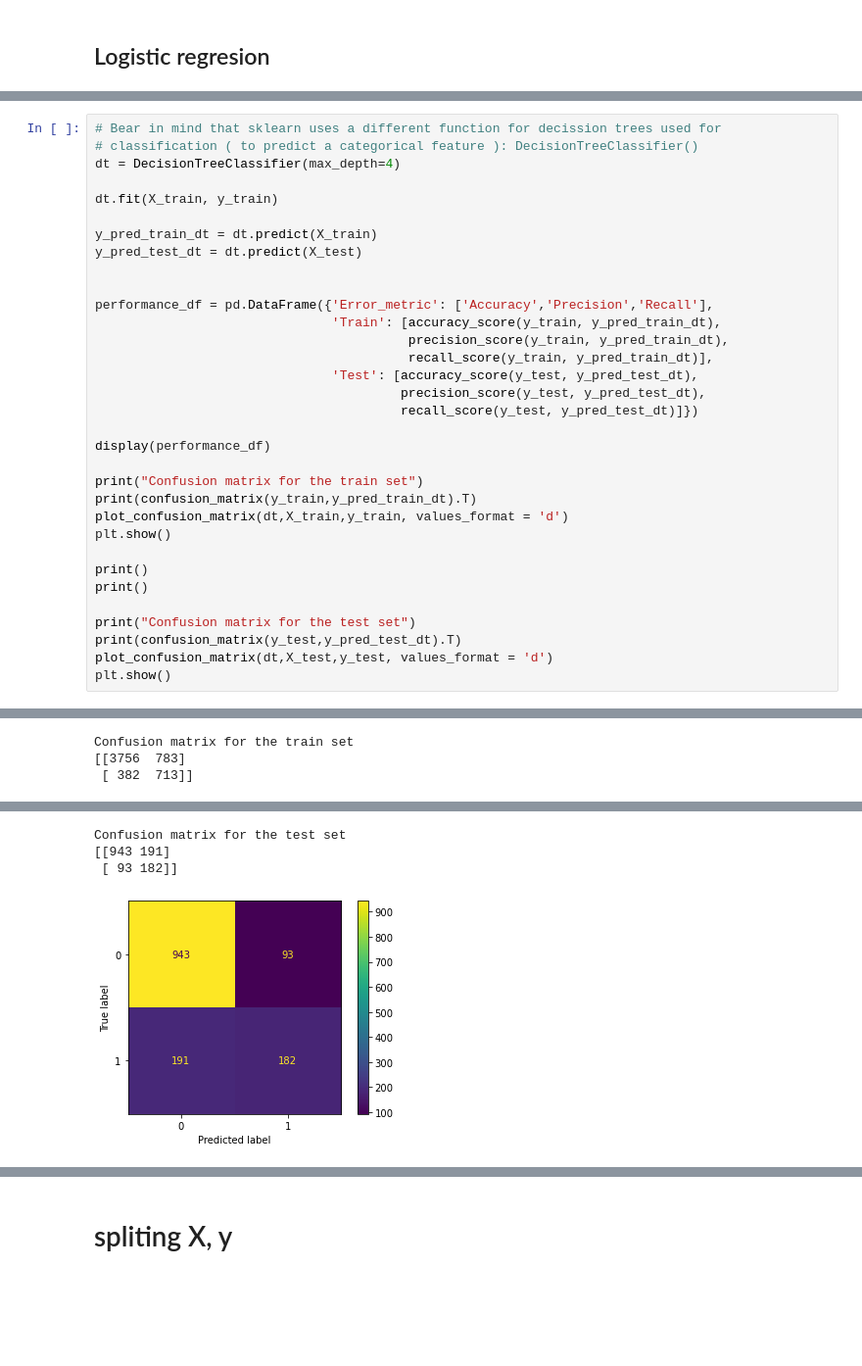
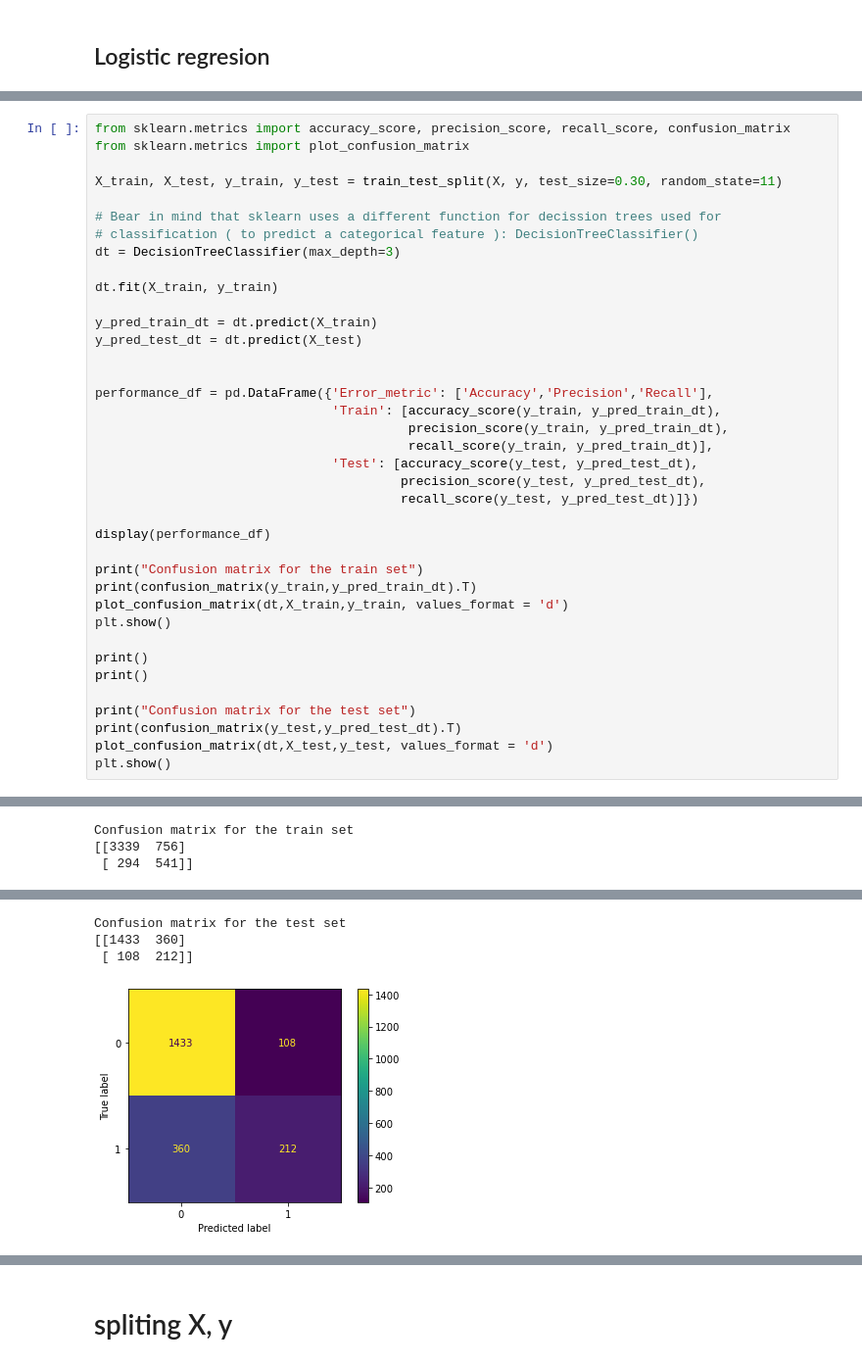
Before and after one commit to CristinaBaltaDAFTJAN2022/IronCristina, a Jupyter notebook: Machine Learning/Classification, Handling Imbalanced Data.ipynb, the cells around one changed output, grey strips where cells are left out. Shown at 98% size. Saved outputs shown, nothing was run; the diff lists cells and outputs as text; blank space fills up the shorter version.

```diff
--- a/Machine Learning/Classification, Handling Imbalanced Data.ipynb
+++ b/Machine Learning/Classification, Handling Imbalanced Data.ipynb
@@ -840,7 +736,12 @@ ax[1,2].legend(loc='lower right')
 # %%
+from sklearn.metrics import accuracy_score, precision_score, recall_score, confusion_matrix
+from sklearn.metrics import plot_confusion_matrix
+
+X_train, X_test, y_train, y_test = train_test_split(X, y, test_size=0.30, random_state=11)
+
 # Bear in mind that sklearn uses a different function for decission trees used for
 # classification ( to predict a categorical feature ): DecisionTreeClassifier()
-dt = DecisionTreeClassifier(max_depth=4)
+dt = DecisionTreeClassifier(max_depth=3)
 
 dt.fit(X_train, y_train)
 
@@ -878,3 +779,3 @@ plt.show()
 Confusion matrix for the train set
-[[3756  783]
- [ 382  713]]
+[[3339  756]
+ [ 294  541]]
@@ -882,7 +783,7 @@ Confusion matrix for the train set
 Confusion matrix for the test set
-[[943 191]
- [ 93 182]]
+[[1433  360]
+ [ 108  212]]
-[figure, old version]
+[figure, new version]
 # %%
 fig, axes = plt.subplots(nrows = 1,ncols = 1,figsize = (34,20))
 
```
Also changed, not shown: parts of 58 cells of this notebook.
